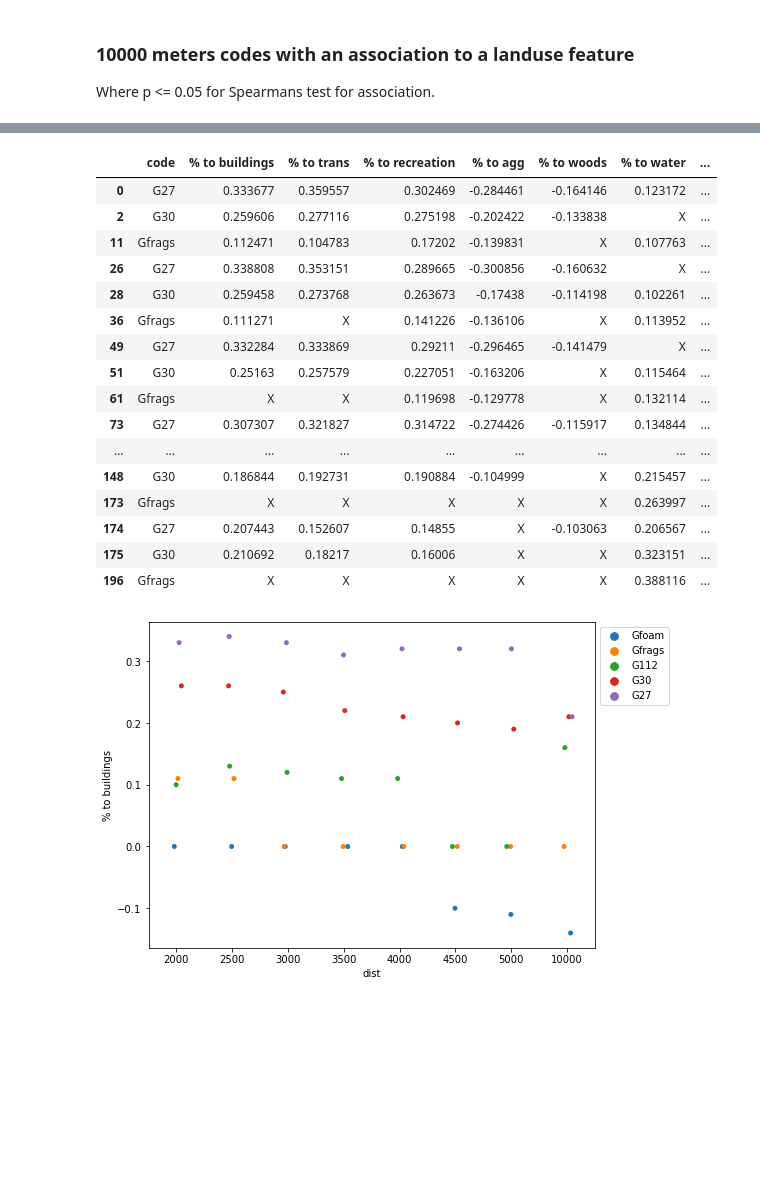
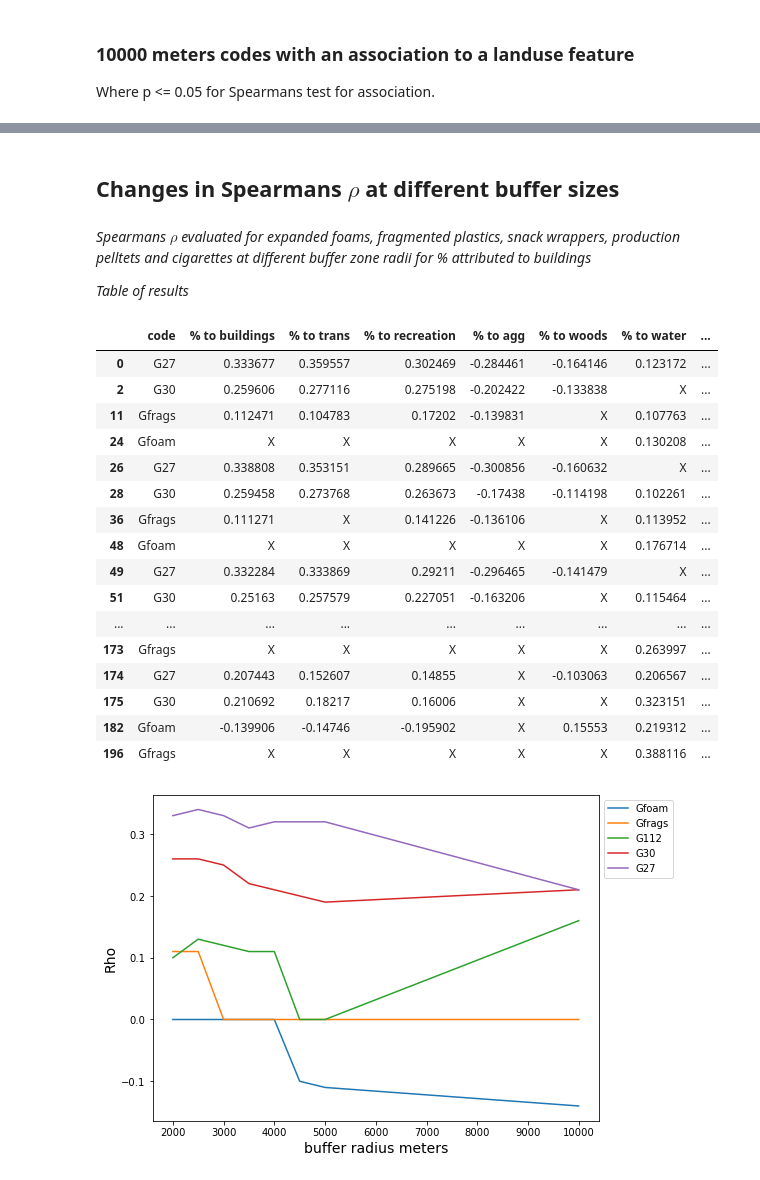
Before and after one commit to hammerdirt-analyst/landuse, a Jupyter notebook: land_use_buffers.ipynb, the cells around one changed output, grey strips where cells are left out. Saved outputs shown, nothing was run; the diff lists cells and outputs as text; code cells hidden in the pictures; blank space fills up the shorter version.

```diff
--- a/land_use_buffers.ipynb
+++ b/land_use_buffers.ipynb
@@ -488,9 +476,9 @@ sd_0 = adjusted_land_use(some_data, label_keys)
 
 sd_1 = account_for_adj_luse(data, label_keys)
 
-sd_2 = aggregate_the_luse_groups(data, add_these_cols, group_parts, as_1827_part)
-
-fd_luse = assign_luse_stat_to_survey_results(fd, sd_2,som_cols)
+sd_4000 = aggregate_the_luse_groups(data, add_these_cols, group_parts, as_1827_part)
+sd_4000['dist'] = 4000
+fd_luse = assign_luse_stat_to_survey_results(fd, sd_4000,som_cols)
 
 this_data = fd_luse[[unit_label,*som_cols, 'code']]
 
@@ -552,9 +540,10 @@ sd_0 = adjusted_land_use(some_data, label_keys)
 
 sd_1 = account_for_adj_luse(data, label_keys)
 
-sd_2 = aggregate_the_luse_groups(data, add_these_cols, group_parts, as_1827_part)
+sd_4500 = aggregate_the_luse_groups(data, add_these_cols, group_parts, as_1827_part)
+sd_4500['dist'] = 4500
 
-fd_luse = assign_luse_stat_to_survey_results(fd, sd_2,som_cols)
+fd_luse = assign_luse_stat_to_survey_results(fd, sd_4500,som_cols)
 
 this_data = fd_luse[[unit_label,*som_cols, 'code']]
 
@@ -618,9 +607,9 @@ sd_0 = adjusted_land_use(some_data, label_keys)
 
 sd_1 = account_for_adj_luse(data, label_keys)
 
-sd_2 = aggregate_the_luse_groups(data, add_these_cols, group_parts, as_1827_part)
-
-fd_luse = assign_luse_stat_to_survey_results(fd, sd_2,som_cols)
+sd_5000 = aggregate_the_luse_groups(data, add_these_cols, group_parts, as_1827_part)
+sd_5000['dist'] = 5000
+fd_luse = assign_luse_stat_to_survey_results(fd, sd_5000,som_cols)
 
 this_data = fd_luse[[unit_label,*som_cols, 'code']]
 
@@ -683,9 +672,9 @@ sd_0 = adjusted_land_use(some_data, label_keys)
 
 sd_1 = account_for_adj_luse(data, label_keys)
 
-sd_2 = aggregate_the_luse_groups(data, add_these_cols, group_parts, as_1827_part)
-
-fd_luse = assign_luse_stat_to_survey_results(fd, sd_2,som_cols)
+sd_10000 = aggregate_the_luse_groups(data, add_these_cols, group_parts, as_1827_part)
+sd_10000['dist'] = 10000
+fd_luse = assign_luse_stat_to_survey_results(fd, sd_10000,som_cols)
 
 this_data = fd_luse[[unit_label,*som_cols, 'code']]
 
@@ -715,26 +704,32 @@ srho_results_10000
 | G96 | X | X | X | X | 0.197607 | X | X | ... |
 | Gfrags | X | X | X | X | 0.388116 | -0.144757 | X | ... |
 | G106 | X | X | X | X | X | -0.125318 | X | ... |
+# %% [markdown]
+## Changes in Spearmans $\rho$ at different buffer sizes
+# %% [markdown]
+*Spearmans $\rho$ evaluated for expanded foams, fragmented plastics, snack wrappers, production pelltets and cigarettes at different buffer zone radii for % attributed to buildings*
+
+*Table of results*
 # %%
 comps = pd.concat([srho_results_2000, srho_results_2500, srho_results_3000, srho_results_3500, srho_results_4000, srho_results_4500,srho_results_5000,srho_results_10000])
 comps.reset_index(inplace=True)
 comps.rename(columns={'index':'code'}, inplace=True)
-comps[comps.code.isin(['G27', 'Gfrags', 'G30'])]
+comps[comps.code.isin(['G27', 'Gfrags', 'Gfoam', 'G30'])]
 # %% [output]
 |  | code | % to buildings | % to trans | % to recreation | % to agg | % to woods | % to water | ... |
 | 0 | G27 | 0.333677 | 0.359557 | 0.302469 | -0.284461 | -0.164146 | 0.123172 | ... |
 | 2 | G30 | 0.259606 | 0.277116 | 0.275198 | -0.202422 | -0.133838 | X | ... |
 | 11 | Gfrags | 0.112471 | 0.104783 | 0.17202 | -0.139831 | X | 0.107763 | ... |
+| 24 | Gfoam | X | X | X | X | X | 0.130208 | ... |
 | 26 | G27 | 0.338808 | 0.353151 | 0.289665 | -0.300856 | -0.160632 | X | ... |
 | 28 | G30 | 0.259458 | 0.273768 | 0.263673 | -0.17438 | -0.114198 | 0.102261 | ... |
 | 36 | Gfrags | 0.111271 | X | 0.141226 | -0.136106 | X | 0.113952 | ... |
+| 48 | Gfoam | X | X | X | X | X | 0.176714 | ... |
 | 49 | G27 | 0.332284 | 0.333869 | 0.29211 | -0.296465 | -0.141479 | X | ... |
 | 51 | G30 | 0.25163 | 0.257579 | 0.227051 | -0.163206 | X | 0.115464 | ... |
-| 61 | Gfrags | X | X | 0.119698 | -0.129778 | X | 0.132114 | ... |
-| 73 | G27 | 0.307307 | 0.321827 | 0.314722 | -0.274426 | -0.115917 | 0.134844 | ... |
 | ... | ... | ... | ... | ... | ... | ... | ... | ... |
-| 148 | G30 | 0.186844 | 0.192731 | 0.190884 | -0.104999 | X | 0.215457 | ... |
 | 173 | Gfrags | X | X | X | X | X | 0.263997 | ... |
 | 174 | G27 | 0.207443 | 0.152607 | 0.14855 | X | -0.103063 | 0.206567 | ... |
 | 175 | G30 | 0.210692 | 0.18217 | 0.16006 | X | X | 0.323151 | ... |
+| 182 | Gfoam | -0.139906 | -0.14746 | -0.195902 | X | 0.15553 | 0.219312 | ... |
 | 196 | Gfrags | X | X | X | X | X | 0.388116 | ... |
@@ -743,14 +736,20 @@ comps.replace("X", 0, inplace=True)
 # %%
+comps.replace("X", 0, inplace=True)
 fig, ax = plt.subplots(figsize=(8,6))
 
 data = comps[comps.code.isin(['G27', 'Gfrags', 'G30', 'Gfoam', 'G112'])].copy()
 aval = "% to buildings"
 variables=[aval]
 data[[variables]] = data[variables].astype('float').round(2)
 data.sort_values(by=aval, inplace=True)
 
-sns.stripplot(data=data, x='dist', y=aval, hue='code')
+
+
+
+sns.lineplot(data=data, x='dist', y=aval, hue='code')
+ax.set_ylabel('Rho', fontsize=14)
+ax.set_xlabel('buffer radius meters', fontsize=14)
 plt.legend(bbox_to_anchor=(1,1), loc='upper left')
 plt.show()
 # %% [output]
-[figure, old version]
+[figure, new version]
```
Also changed, not shown: parts of 11 cells of this notebook, 1 other file.
